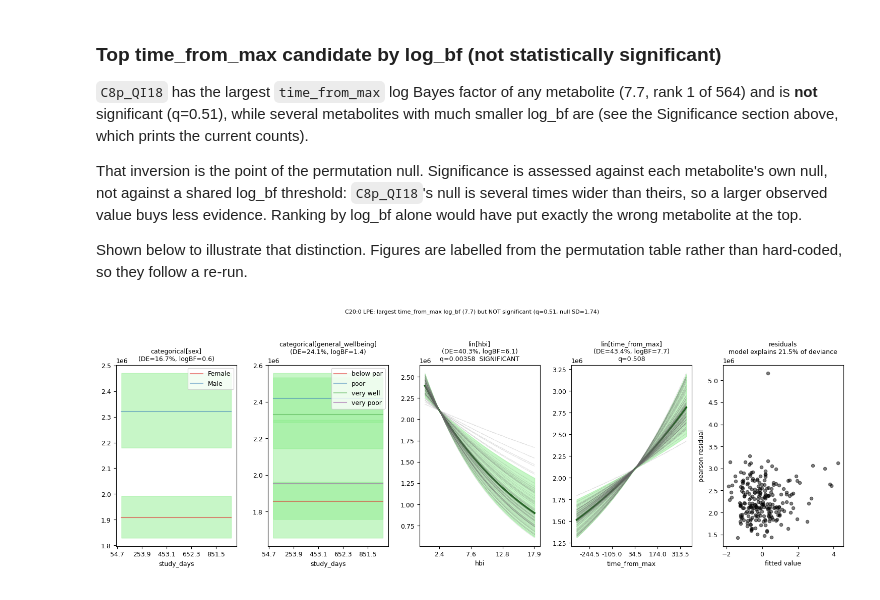
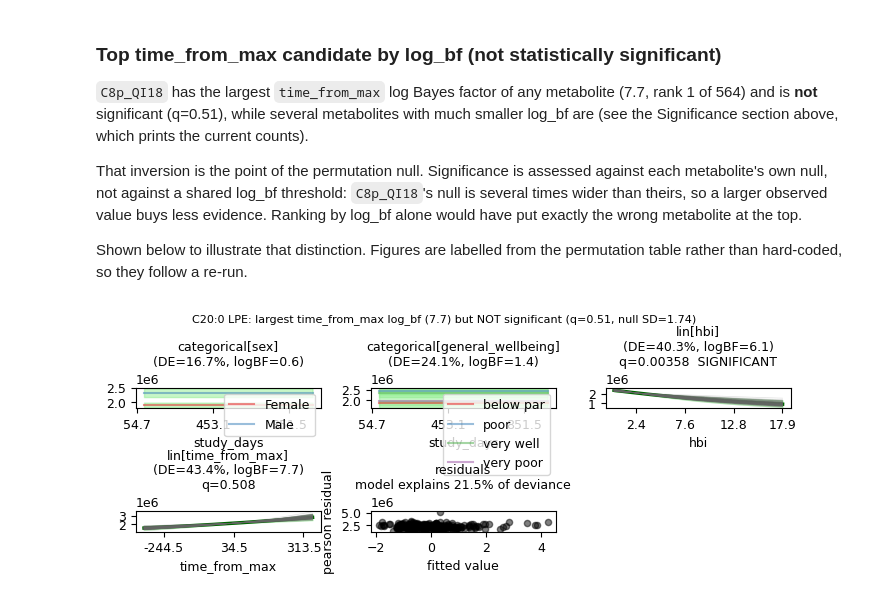
Before and after one commit to omicsEye/waveome, a Jupyter notebook: examples/iHMP/ihmp_waveome.ipynb, the cells around one changed output. Cells and saved outputs as stored; diff of their text form; code cells hidden in the pictures.

```diff
--- a/examples/iHMP/ihmp_waveome.ipynb
+++ b/examples/iHMP/ihmp_waveome.ipynb
@@ -778,32 +759,33 @@ have put exactly the wrong metabolite at the top.
 
 Shown below to illustrate that distinction. Figures are labelled from the
 permutation table rather than hard-coded, so they follow a re-run.
-# %%
-# plot_parts auto-labels each panel with kernel/covariate, deviance
-# explained (DE), and log_bf, all from the same refit.
-tfm_compound = "C8p_QI18"
-tfm_name = mbx_lookup.loc[mbx_lookup.Compound == tfm_compound, "Metabolite"].values[0]
-
-p = gps.plot_parts(
-    out_label=tfm_compound,
-    x_axis_label="study_days",
-    # print width, matching the showcase panels above; (15, 5) rendered
-    # text at ~3pt once scaled to a double-column figure.
-    figsize=(7.2, 2.6),
-    num_cols_in_fig=5,
-    reverse_transform_axes=True,
-    residual_dict={"resid_type": "pearson", "residuals_on_y_axis": False},
-    prune_before_plot=True,
-)
-# Label from the permutation table so the title cannot drift from the data.
-_r = perm_df[(perm_df["metabolite"] == tfm_compound)
-             & (perm_df["covariate"] == "time_from_max")
-             & (perm_df["kernel_type"] == "lin")].iloc[0]
-p[0].suptitle(
-    f"{tfm_name}: largest time_from_max log_bf ({_r['log_bf']:.1f}) "
-    f"but NOT significant (q={_r['q_value']:.2f}, null SD={_r['null_sd']:.2f})",
-    fontsize=8, y=1.05)
-plt.tight_layout()
-plt.show()
-# %% [output]
-[figure, removed]
+# %%
+# The top time_from_max metabolite by EVIDENCE, which the permutation test
+# rejects. Sized and styled from the showcase constants above so the two
+# figures match; a one-row height was previously used for a two-row grid,
+# which collided the titles with the plots below.
+tfm_compound = "C8p_QI18"
+tfm_name = mbx_lookup.loc[mbx_lookup.Compound == tfm_compound, "Metabolite"].values[0]
+_r = perm_df[(perm_df.metabolite == tfm_compound)
+             & (perm_df.covariate == "time_from_max")
+             & (perm_df.kernel_type == "lin")].iloc[0]
+_pw = SHOW_W_IN / 3
+
+with plt.rc_context({"font.size": 7, "axes.labelsize": 7, "axes.titlesize": 7,
+                     "xtick.labelsize": 6, "ytick.labelsize": 6,
+                     "legend.fontsize": 6}):
+    _fig, _ = gps.plot_parts(
+        out_label=tfm_compound, x_axis_label="study_days",
+        figsize=(SHOW_W_IN,
+                 2 * (_pw * SHOW_ASPECT + SHOW_ROW_OVERHEAD) + SHOW_SUPTITLE),
+        num_cols_in_fig=3, reverse_transform_axes=True,
+        residual_dict={"resid_type": "pearson", "residuals_on_y_axis": False},
+        prune_before_plot=True)
+    _fig.suptitle(
+        f"{tfm_name}: largest time_from_max log_bf ({_r.log_bf:.1f}) "
+        f"but NOT significant (q={_r.q_value:.2f}, null SD={_r.null_sd:.2f})",
+        fontsize=8, y=1.02)
+    plt.tight_layout()
+    plt.show()
+# %% [output]
+[figure, added]
```
Also changed, not shown: parts of 3 cells of this notebook.
